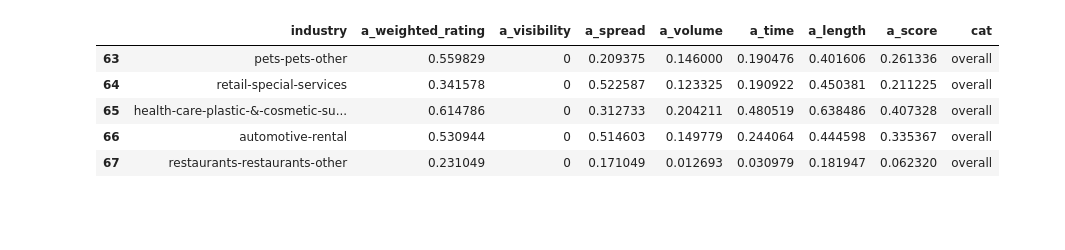
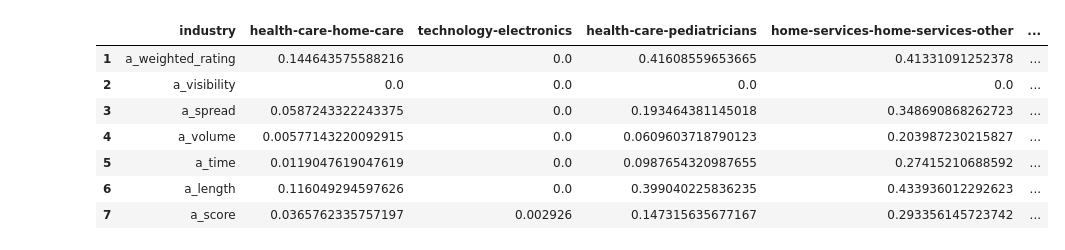
Before and after one commit to ZiyiZhao/Reputation_Intern_Project, a Jupyter notebook: top_avgs_data.ipynb, the cells around one changed output. Saved outputs shown, nothing was run; the diff lists cells and outputs as text; code cells hidden in the pictures; blank space fills up the shorter version.

```diff
--- a/top_avgs_data.ipynb
+++ b/top_avgs_data.ipynb
@@ -3,7 +3,15 @@ import pandas as pd
 import seaborn as sns
 %matplotlib inline
 
-top10_data = pd.read_csv('top_avgs.csv')
-top10_data['cat'] = "top"
-top10_data.head()
+pd.options.display.max_columns = 70
+pd.options.display.max_rows = 20
+
+top10_data = pd.read_csv('top_avgs.csv', header = None)
+top10_data = top10_data.transpose()
+
+top10_data.columns = top10_data.iloc[0] # set column header
+top10_data = top10_data.drop(0) # drop duplicated row
+top10_data['cat'] = "top" # create colum
+
+top10_data
 # %% [output]
@@ -16,14 +26,21 @@ top10_data.head()
 # %%
-overall_data = pd.read_csv('overall_avgs.csv')
+overall_data = pd.read_csv('overall_avgs.csv', header = None)
+overall_data = overall_data.transpose()
+
+overall_data.columns = overall_data.iloc[0] # set column header
+overall_data = overall_data.drop(0)
 overall_data['cat'] = "overall"
-overall_data.tail()
+
+overall_data
 # %% [output]
-|  | industry | a_weighted_rating | a_visibility | a_spread | a_volume | a_time | a_length | a_score | cat |
-| 63 | pets-pets-other | 0.559829 | 0 | 0.209375 | 0.146000 | 0.190476 | 0.401606 | 0.261336 | overall |
-| 64 | retail-special-services | 0.341578 | 0 | 0.522587 | 0.123325 | 0.190922 | 0.450381 | 0.211225 | overall |
-| 65 | health-care-plastic-&-cosmetic-su... | 0.614786 | 0 | 0.312733 | 0.204211 | 0.480519 | 0.638486 | 0.407328 | overall |
-| 66 | automotive-rental | 0.530944 | 0 | 0.514603 | 0.149779 | 0.244064 | 0.444598 | 0.335367 | overall |
-| 67 | restaurants-restaurants-other | 0.231049 | 0 | 0.171049 | 0.012693 | 0.030979 | 0.181947 | 0.062320 | overall |
+|  | industry | health-care-home-care | technology-electronics | health-care-pediatricians | home-services-home-services-other | ... |
+| 1 | a_weighted_rating | 0.144643575588216 | 0.0 | 0.41608559653665 | 0.41331091252378 | ... |
+| 2 | a_visibility | 0.0 | 0.0 | 0.0 | 0.0 | ... |
+| 3 | a_spread | 0.0587243322243375 | 0.0 | 0.193464381145018 | 0.348690868262723 | ... |
+| 4 | a_volume | 0.00577143220092915 | 0.0 | 0.0609603718790123 | 0.203987230215827 | ... |
+| 5 | a_time | 0.0119047619047619 | 0.0 | 0.0987654320987655 | 0.27415210688592 | ... |
+| 6 | a_length | 0.116049294597626 | 0.0 | 0.399040225836235 | 0.433936012292623 | ... |
+| 7 | a_score | 0.0365762335757197 | 0.002926 | 0.147315635677167 | 0.293356145723742 | ... |
 # %%
 result = top10_data.append(overall_data)
 
```
Also changed, not shown: parts of 4 cells of this notebook.
